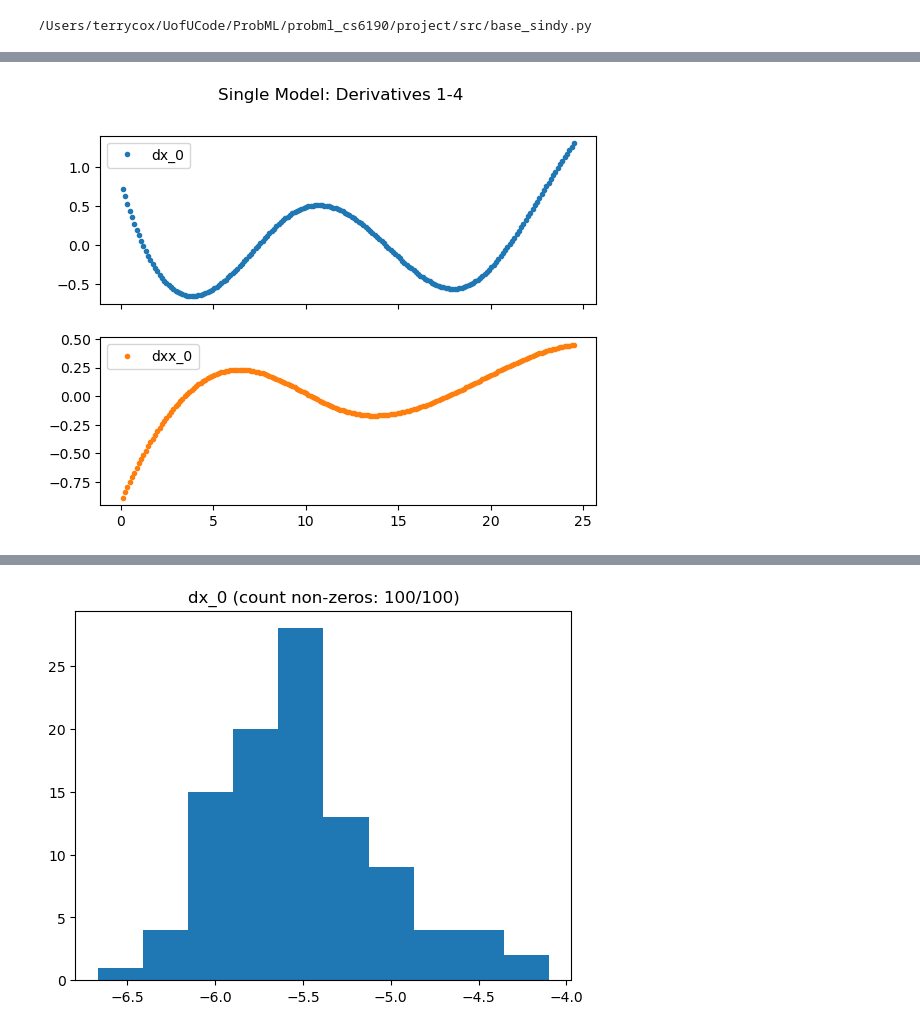
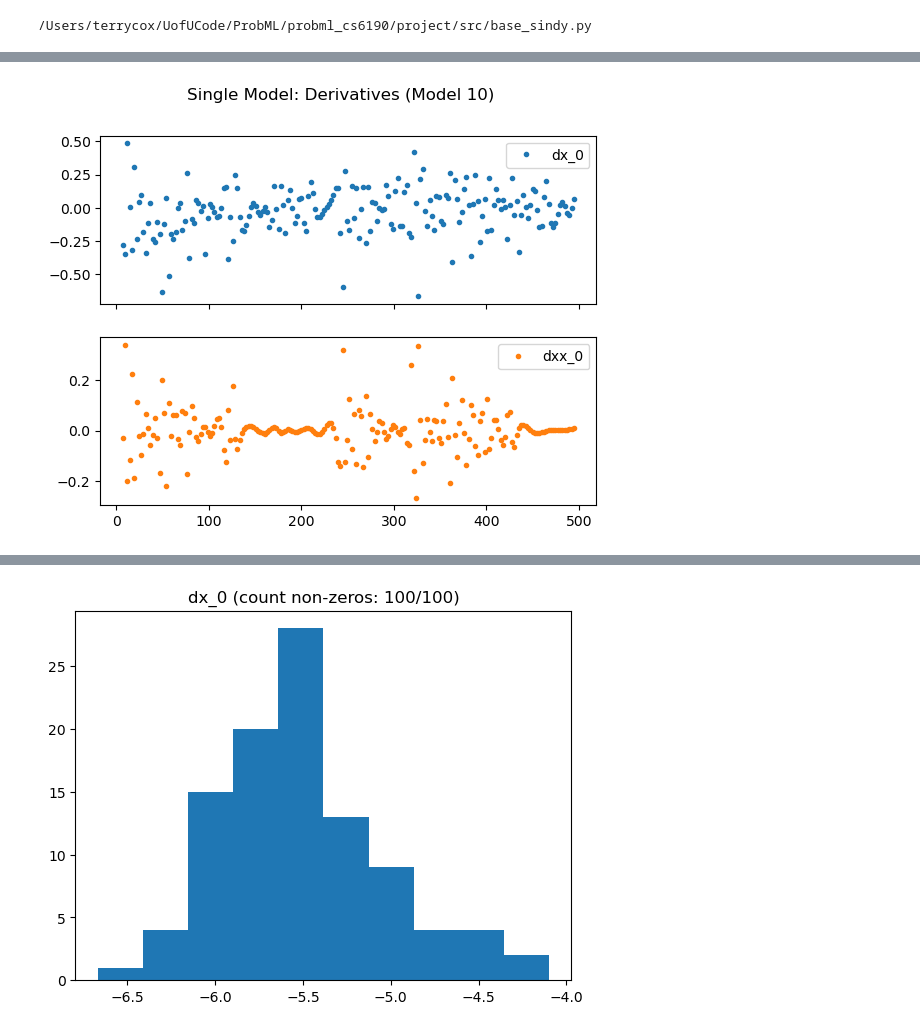
Before and after one commit to Terry071896/probml_cs6190, a Jupyter notebook: project/notebooks/running_model.ipynb, the cells around one changed output, grey strips where cells are left out. Cells and saved outputs as stored; diff of their text form; code cells hidden in the pictures.

```diff
--- a/project/notebooks/running_model.ipynb
+++ b/project/notebooks/running_model.ipynb
@@ -10,7 +10,7 @@ import pandas as pd
 # %% [output]
 /Users/terrycox/UofUCode/ProbML/probml_cs6190/project/src/base_sindy.py
 # %%
-with open("../configs/config_sim.yaml", 'r') as stream:
+with open("../configs/config.yaml", 'r') as stream:
     try:
         config=yaml.safe_load(stream)
     except yaml.YAMLError as exc:
@@ -281,10 +333,10 @@ plt.show()
 # %%
-esindy.all_dfs[0][[k for k, v in esindy.coefs['x_0']['mean'].items() if '^' not in k]].plot(subplots=True, style='.')
-plt.suptitle('Single Model: Derivatives 1-4')
-plt.savefig('./images/single_model.png')
+esindy.all_dfs[10][[k for k, v in esindy.coefs['x_0']['mean'].items() if '^' not in k]].plot(subplots=True, style='.')
+plt.suptitle('Single Model: Derivatives (Model 10)')
+plt.savefig('./images/bayes_tea_derv.png')
 plt.show()
 # %% [output]
-[figure, old version]
+[figure, new version]
 # %%
 esindy.all_dfs[0]
 # %% [output]
```
Also changed, not shown: parts of 10 cells of this notebook, 2 other files.
